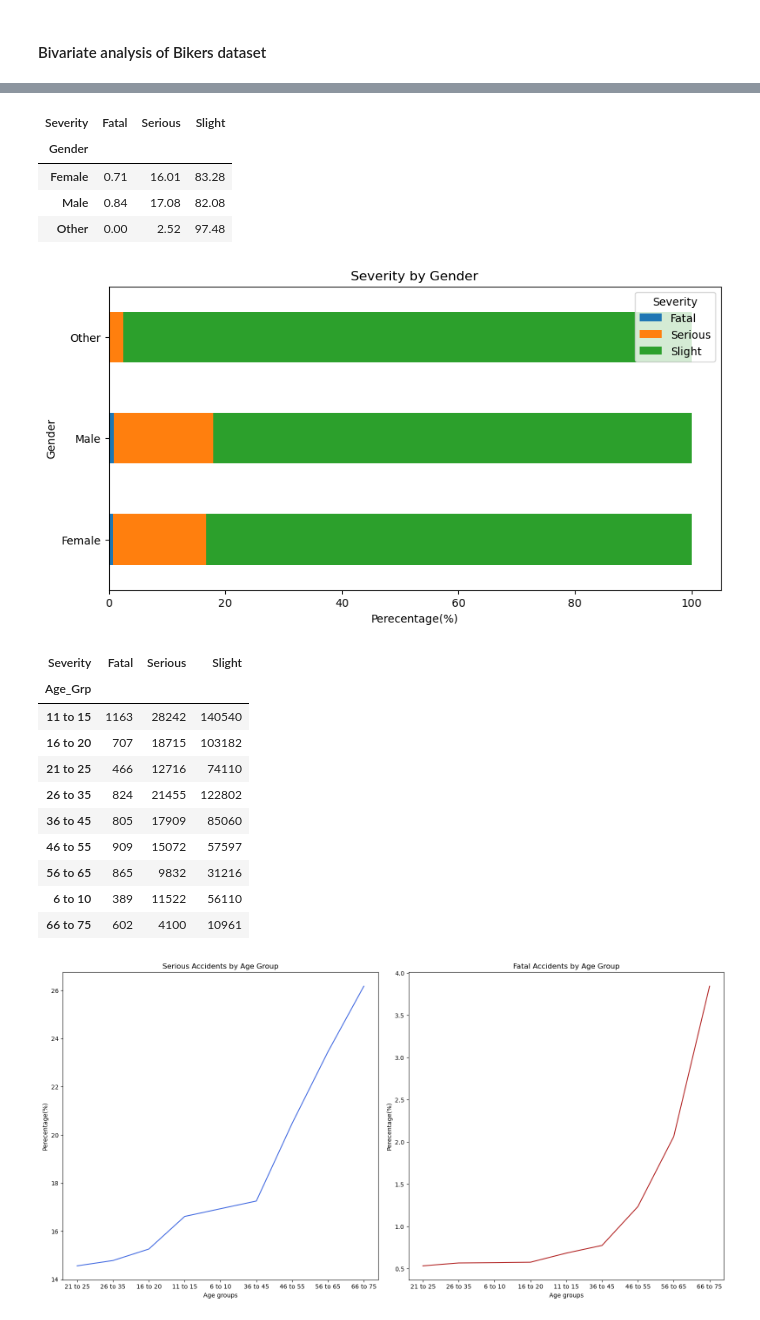
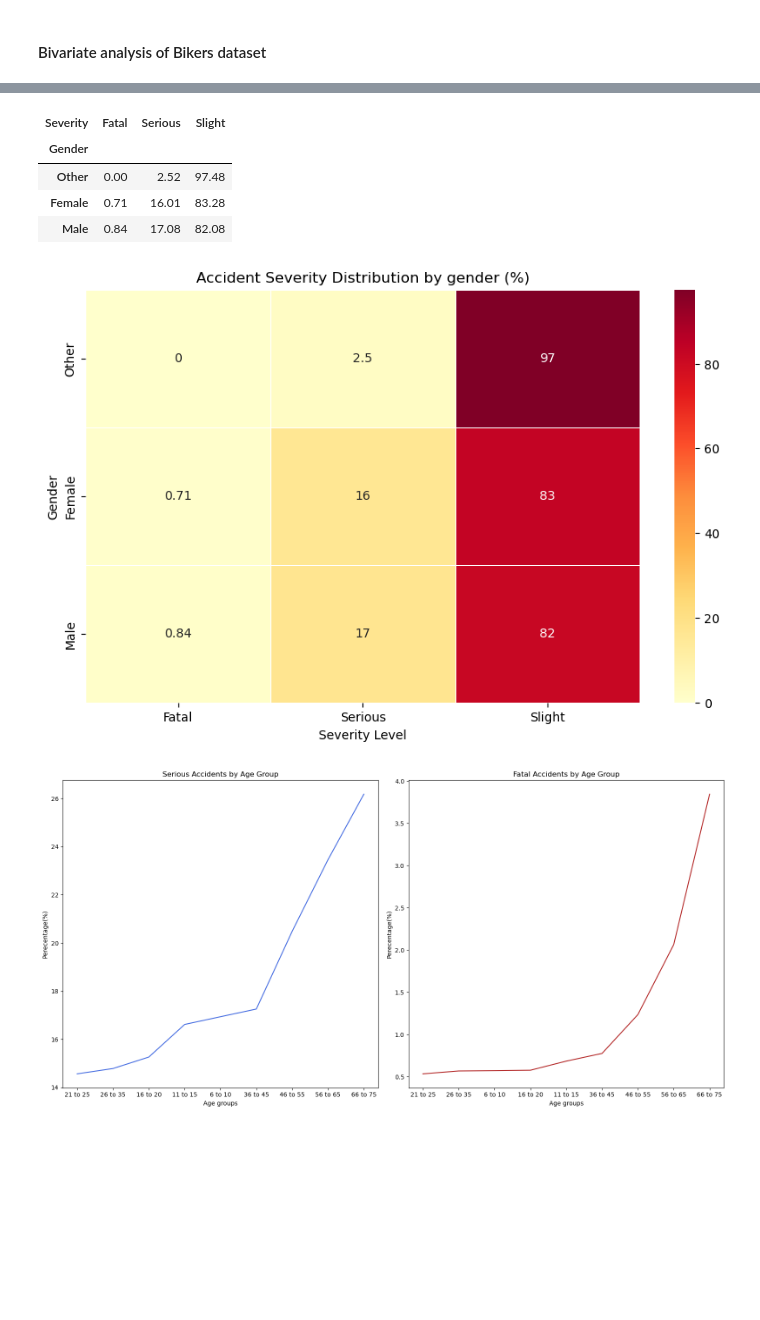
Before and after one commit to mchase007/EDA_UK_Bicycle_Accidents_1979_2018, a Jupyter notebook: EDA_BicycleAccidents.ipynb, the cells around one changed output, grey strips where cells are left out. Cells and saved outputs as stored; diff of their text form; code cells hidden in the pictures; blank space fills up the shorter version.

```diff
--- a/EDA_BicycleAccidents.ipynb
+++ b/EDA_BicycleAccidents.ipynb
@@ -926,35 +964,25 @@ plt.show()
 # %%
-# Contigency table for gender and accident severity
-gender_severity_count_cross_table = count_cross_tabs(df_Bk_clean,'Gender','Severity')
-gender_severity_percent_cross_table = percent_cross_tabs(df_Bk_clean,'Gender','Severity')
-gender_severity_percent_cross_table.round(2)
+# Accident severity by Gender
+count_severity_by_gender = count_cross_tabs(df_Ac_Bk_clean,['Gender'],['Severity']).sort_values(by='Fatal')
+percent_severity_by_gender = percent_cross_tabs(df_Ac_Bk_clean,['Gender'],['Severity']).round(2).sort_values(by='Fatal')
+percent_severity_by_gender
 # %% [output]
 | Severity | Fatal | Serious | Slight |
 | Gender |  |  |  |
+| Other | 0.00 | 2.52 | 97.48 |
 | Female | 0.71 | 16.01 | 83.28 |
 | Male | 0.84 | 17.08 | 82.08 |
-| Other | 0.00 | 2.52 | 97.48 |
 # %%
-# Barchart for severity by gender
-gender_severity_percent_cross_table.plot(kind='barh', stacked=True,xlabel='Perecentage(%)',
-                                         ylabel='Gender', title='Severity by Gender', layout='tight', figsize=(10,5))
+# Heatmap of accident severity by gender
+plt.figure(figsize=(10, 6))
+sns.heatmap(percent_severity_by_gender,
+            annot=True,       # Show numeric values in cells
+            cmap="YlOrRd",    # Yellow-Orange-Red (intuitive for danger/severity)
+            linewidths=0.5)   # Add spacing between cells for clarity
+
+plt.title('Accident Severity Distribution by gender (%)')
+plt.xlabel('Severity Level')
+plt.ylabel('Gender')
 plt.show()
 # %% [output]
-[figure, old version]
+[figure, new version]
-# %%
-# Contigency table for age group and accident severity
-age_grp_severity_count_cross_table = count_cross_tabs(df_Bk_clean,'Age_Grp','Severity')
-age_grp_severity_percent_cross_table = percent_cross_tabs(df_Bk_clean,'Age_Grp','Severity')
-age_grp_severity_percent_cross_table.round(2)
-# %% [output]
-| Severity | Fatal | Serious | Slight |
-| Age_Grp |  |  |  |
-| 11 to 15 | 1163 | 28242 | 140540 |
-| 16 to 20 | 707 | 18715 | 103182 |
-| 21 to 25 | 466 | 12716 | 74110 |
-| 26 to 35 | 824 | 21455 | 122802 |
-| 36 to 45 | 805 | 17909 | 85060 |
-| 46 to 55 | 909 | 15072 | 57597 |
-| 56 to 65 | 865 | 9832 | 31216 |
-| 6 to 10 | 389 | 11522 | 56110 |
-| 66 to 75 | 602 | 4100 | 10961 |
```
Also changed, not shown: parts of 42 cells of this notebook.
